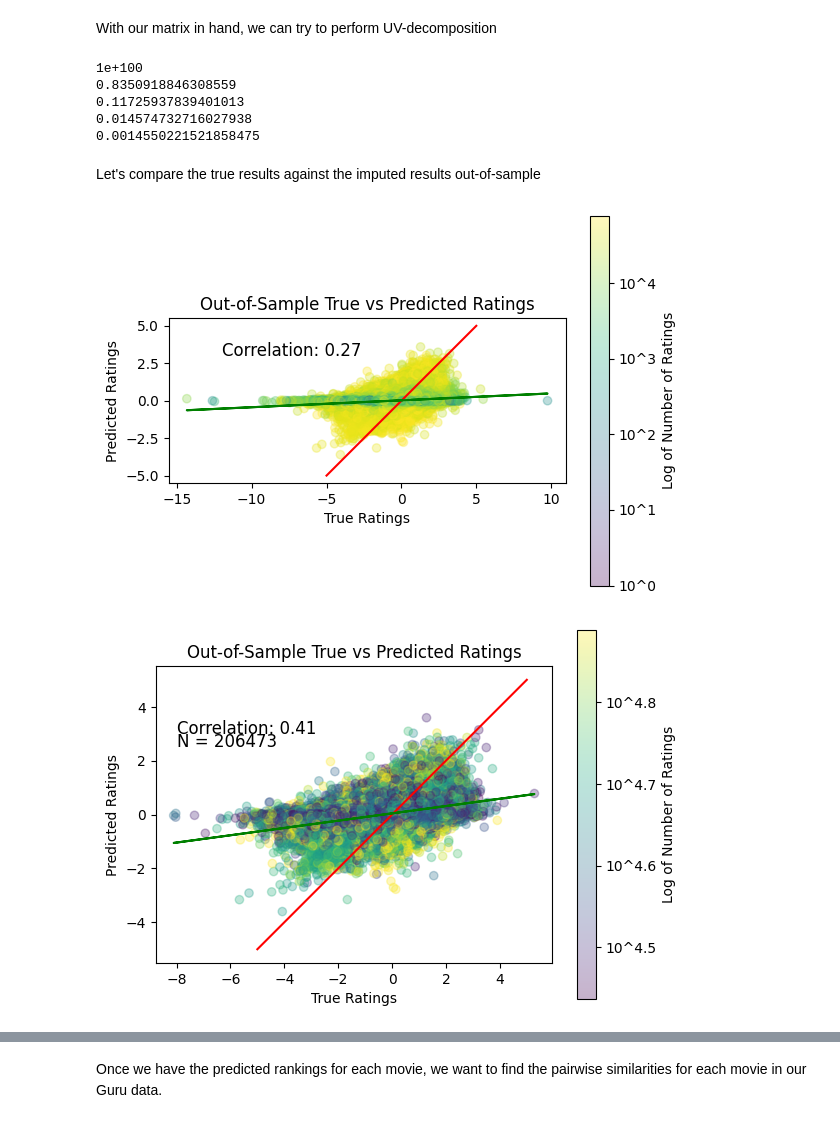
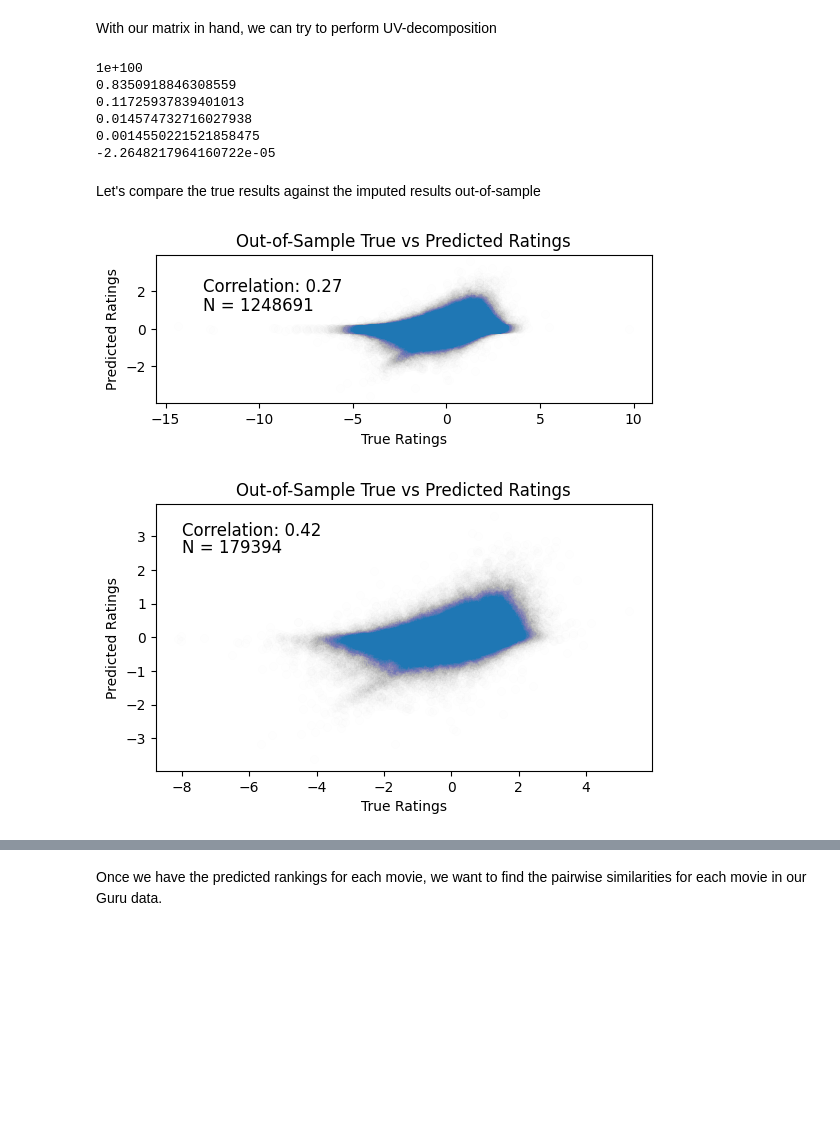
Before and after one commit to gmoore016/Industrial-Organization-III, a Jupyter notebook: movielens/code/uv_decomp.ipynb, the cells around one changed output, grey strips where cells are left out. Drawn from its saved outputs; the diff is of its cells as text; code cells hidden in the pictures; blank space fills up the shorter version.

Commit message:
Wrote up UV decomp results

```diff
--- a/movielens/code/uv_decomp.ipynb
+++ b/movielens/code/uv_decomp.ipynb
@@ -89,7 +89,7 @@ ratings_matrix = sparse.coo_matrix((train['rating'], (train['user_index'], train
 With our matrix in hand, we can try to perform UV-decomposition
 # %%
 UV_DIM = 10
-TOL = 1e-2
+TOL = 1e-4
 
 # Initialize U and V
 U = np.random.rand(ratings_matrix.shape[0], UV_DIM)
@@ -130,6 +130,7 @@ while improvement > TOL:
 0.11725937839401013
 0.014574732716027938
 0.0014550221521858475
+-2.2648217964160722e-05
 # %% [markdown]
 Let's compare the true results against the imputed results out-of-sample
 # %%
@@ -161,69 +162,39 @@ movie_counts['rank'] = movie_counts['count'].rank(ascending=False)
 predictions_df_w_counts = predictions_df.merge(movie_counts, left_on='movie_index', right_index=True, suffixes=('', '_count'))
 # %%
 # Scatter the true ratings against the predicted ratings with some transparency
-plt.scatter(predictions_df_w_counts['true'], predictions_df_w_counts['predicted'], alpha=0.3, c = np.log10(predictions_df_w_counts['count']))
+plt.scatter(predictions_df_w_counts['true'], predictions_df_w_counts['predicted'], alpha=0.002)
 plt.xlabel('True Ratings')
 plt.ylabel('Predicted Ratings')
 plt.title('Out-of-Sample True vs Predicted Ratings')
 
-# Add legend for color
-plt.colorbar(
-    label='Log of Number of Ratings',
-    ticks=[np.log10(1), np.log10(10), np.log10(100), np.log10(1000), np.log10(10000), np.log(100000)],
-    format='10^%d'
-)
-
 # Set axis ratio to be equal
 plt.gca().set_aspect('equal', adjustable='box')
-
-# Add a line for the identity
-plt.plot([-5, 5], [-5, 5], color='red')
-
-# Add a best fit line
-fit = np.polyfit(predictions_df['true'], predictions_df['predicted'], 1)
-fit_fn = np.poly1d(fit)
-plt.plot(predictions_df['true'], fit_fn(predictions_df['true']), color='green')
 
 # Add correlation to the plot
 correlation = np.corrcoef(predictions_df['true'], predictions_df['predicted'])[0, 1]
 
-plt.text(-12, 3, f'Correlation: {correlation:.2f}', fontsize=12)
+plt.text(-13, 2, f'Correlation: {correlation:.2f}', fontsize=12)
+plt.text(-13, 1, f'N = {len(predictions_df)}', fontsize=12)
 
 plt.show()
 # %% [output]
-[figure, old version]
+[figure, new version]
 # %%
-good_data_subset = predictions_df_w_counts[predictions_df_w_counts['rank'] < 100]
+good_data_subset = predictions_df_w_counts[predictions_df_w_counts['count'] > 30000]
 
 # Scatter the true ratings against the predicted ratings with some transparency
 plt.scatter(
     good_data_subset['true'],
     good_data_subset['predicted'],
-    alpha=0.3,
-    c = np.log10(good_data_subset['count'])
+    alpha=0.002,
 )
 
 plt.xlabel('True Ratings')
 plt.ylabel('Predicted Ratings')
 plt.title('Out-of-Sample True vs Predicted Ratings')
 
-# Add legend for color
-plt.colorbar(
-    label='Log of Number of Ratings',
-    # Include a decimal point in formatting
-    format=tkr.FormatStrFormatter('10^%.1f')
-)
-
-# Add a line for the identity
-plt.plot([-5, 5], [-5, 5], color='red')
-
 # Set axis ratio to be equal
 plt.gca().set_aspect('equal', adjustable='box')
-
-# Add a best fit line
-fit = np.polyfit(good_data_subset['true'], good_data_subset['predicted'], 1)
-fit_fn = np.poly1d(fit)
-plt.plot(good_data_subset['true'], fit_fn(good_data_subset['true']), color='green')
 
 # Add correlation to the plot
 correlation = np.corrcoef(good_data_subset['true'], good_data_subset['predicted'])[0, 1]
@@ -231,6 +202,9 @@ correlation = np.corrcoef(good_data_subset['true'], good_data_subset['predicted'
 plt.text(-8, 3, f'Correlation: {correlation:.2f}', fontsize=12)
 plt.text(-8, 2.5, f'N = {len(good_data_subset)}', fontsize=12)
 
+# Write file to disk
+plt.savefig('../output/uv_decomp_out_of_sample.png')
+
 plt.show()
 # %% [output]
-[figure, old version]
+[figure, new version]
```
Also changed, not shown: parts of 3 cells of this notebook, 1 other file.
